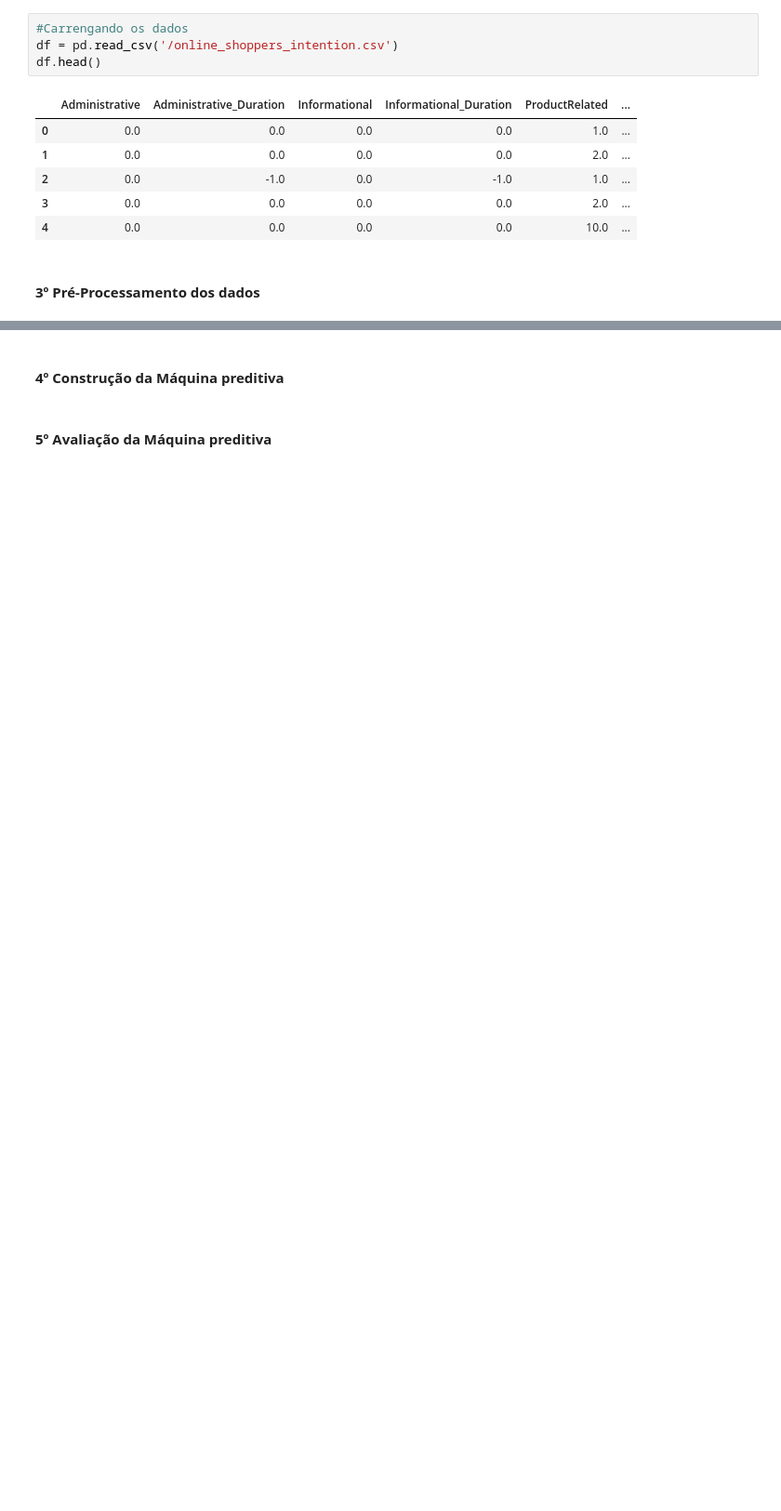
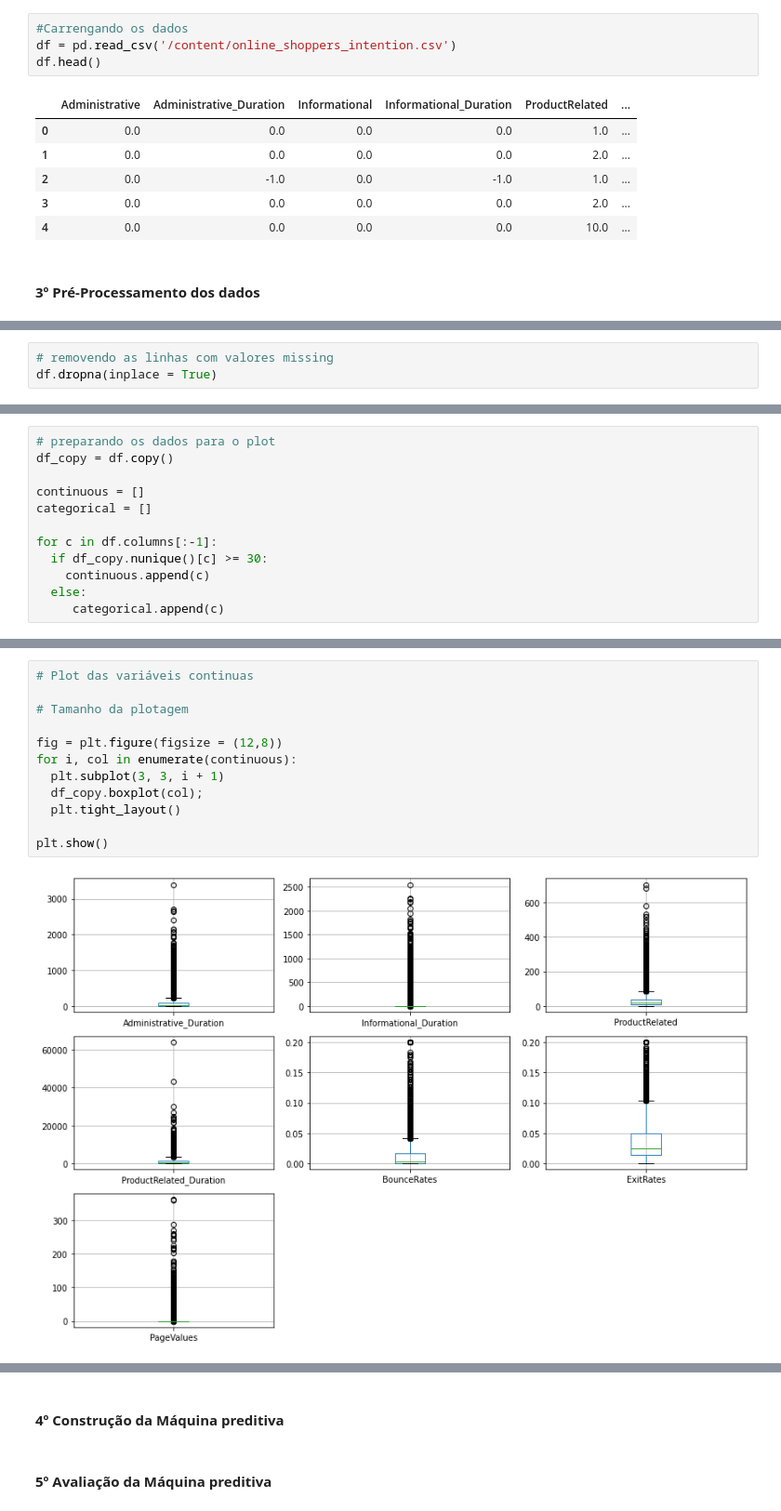
Before and after one commit to clferreira1985/Python, a Jupyter notebook: SVM_estudo_de_caso/SVM_estudo_de_caso.ipynb, the cells around one changed output, grey strips where cells are left out. Shown: that part at 93% size. Drawn from its saved outputs; the diff is of its cells as text; blank space fills up the shorter version.

```diff
--- a/SVM_estudo_de_caso/SVM_estudo_de_caso.ipynb
+++ b/SVM_estudo_de_caso/SVM_estudo_de_caso.ipynb
@@ -29,7 +29,7 @@ import warnings
 warnings.filterwarnings('ignore')
 # %%
 #Carrengando os dados
-df = pd.read_csv('/online_shoppers_intention.csv')
+df = pd.read_csv('/content/online_shoppers_intention.csv')
 df.head()
 # %% [output]
 |  | Administrative | Administrative_Duration | Informational | Informational_Duration | ProductRelated | ... |
@@ -42,0 +94,3 @@ df.head()
+# %%
+# removendo as linhas com valores missing
+df.dropna(inplace = True)
@@ -42,0 +149,12 @@ df.head()
+# %%
+# preparando os dados para o plot
+df_copy = df.copy()
+
+continuous = []
+categorical = []
+
+for c in df.columns[:-1]:
+  if df_copy.nunique()[c] >= 30:
+    continuous.append(c)
+  else:
+     categorical.append(c)
@@ -42,0 +189,14 @@ df.head()
+# %%
+# Plot das variáveis continuas
+
+# Tamanho da plotagem
+
+fig = plt.figure(figsize = (12,8))
+for i, col in enumerate(continuous):
+  plt.subplot(3, 3, i + 1)
+  df_copy.boxplot(col);
+  plt.tight_layout()
+
+plt.show()
+# %% [output]
+[figure, added]
```
Also changed, not shown: parts of 14 cells of this notebook.
